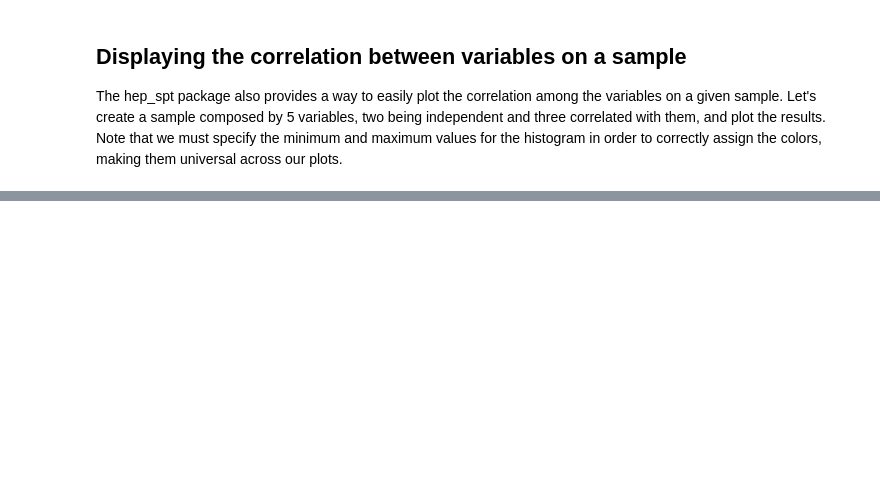
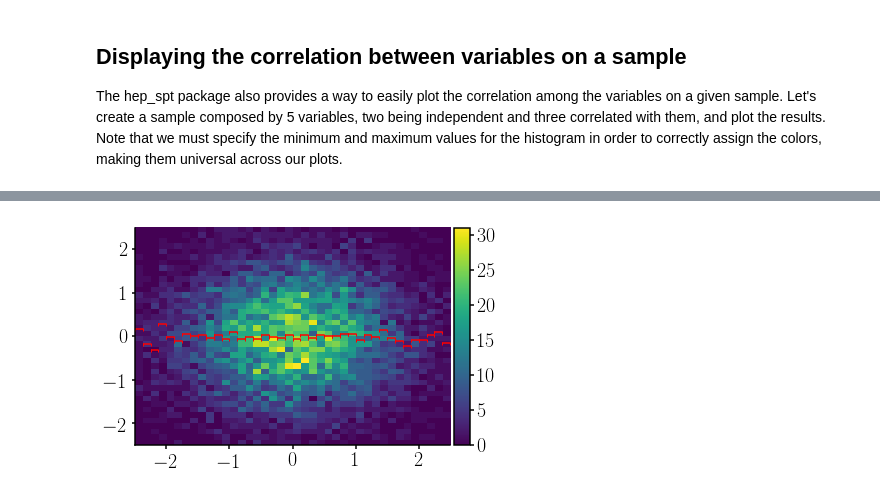
Before and after one commit to mramospe/hepspt, a Jupyter notebook: docs/source/notebooks/plotting.ipynb, the cells around one changed output, grey strips where cells are left out. Cells and saved outputs as stored; diff of their text form; code cells hidden in the pictures; blank space fills up the shorter version.

```diff
--- a/docs/source/notebooks/plotting.ipynb
+++ b/docs/source/notebooks/plotting.ipynb
@@ -124,0 +129,23 @@ hep_spt.corr_hist2d(fig.gca(), corr, ['a', 'b', 'c', 'a$\\times$b', 'a$\\times$b
+# %%
+# Create a random sample
+s = 10000
+x = np.random.normal(0, 1, s)
+y = np.random.normal(0, 1, s)
+
+# Make the figure
+fig = plt.figure()
+ax  = fig.gca()
+
+divider = make_axes_locatable(ax)
+cax = divider.append_axes('right', size='5%', pad=0.05)
+
+h, xe, ye, im = ax.hist2d(x, y, (40, 40), range=[(-2.5, +2.5), (-2.5, +2.5)])
+
+# The profile is calculated in this case, using the edges of the 2D histogram
+prof = hep_spt.profile(x, y, xe)
+
+ax.errorbar(hep_spt.centers_from_edges(xe), prof, xerr=(xe[1] - xe[0])/2., color='r', ls='none')
+
+fig.colorbar(im, cax=cax, orientation='vertical');
+# %% [output]
+[figure, added]
```
Also changed, not shown: parts of 6 cells of this notebook, 1 other file.
